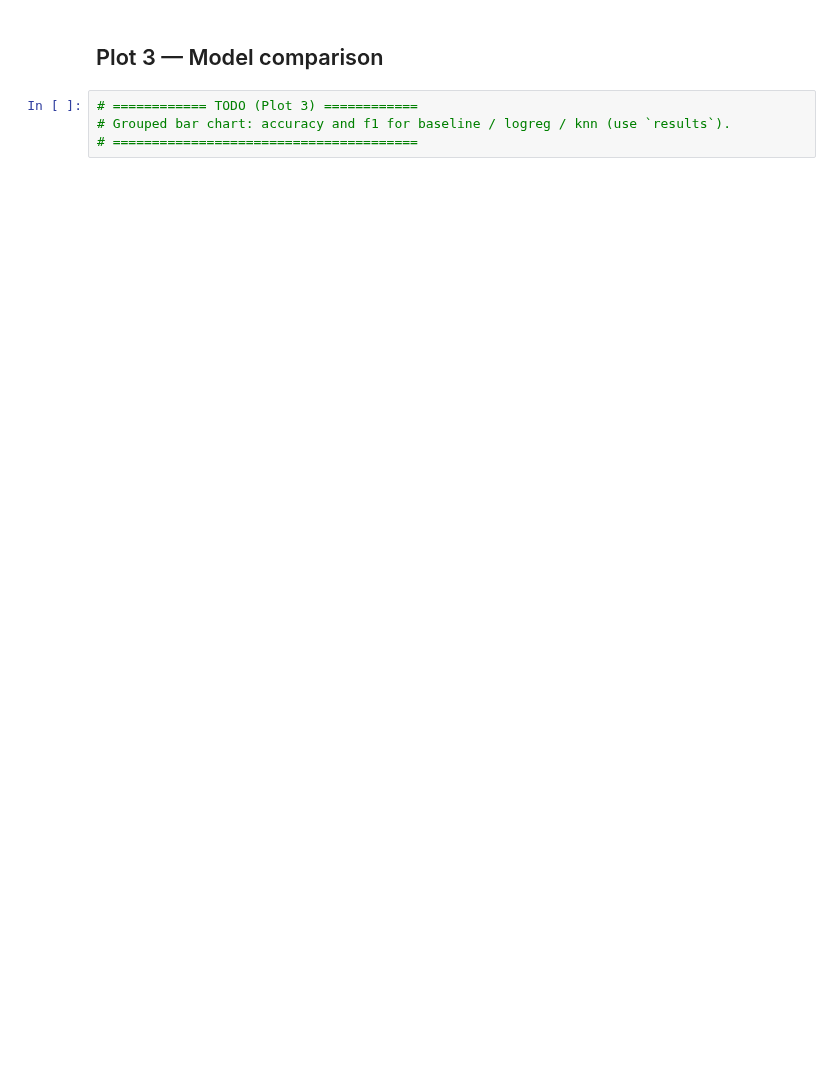
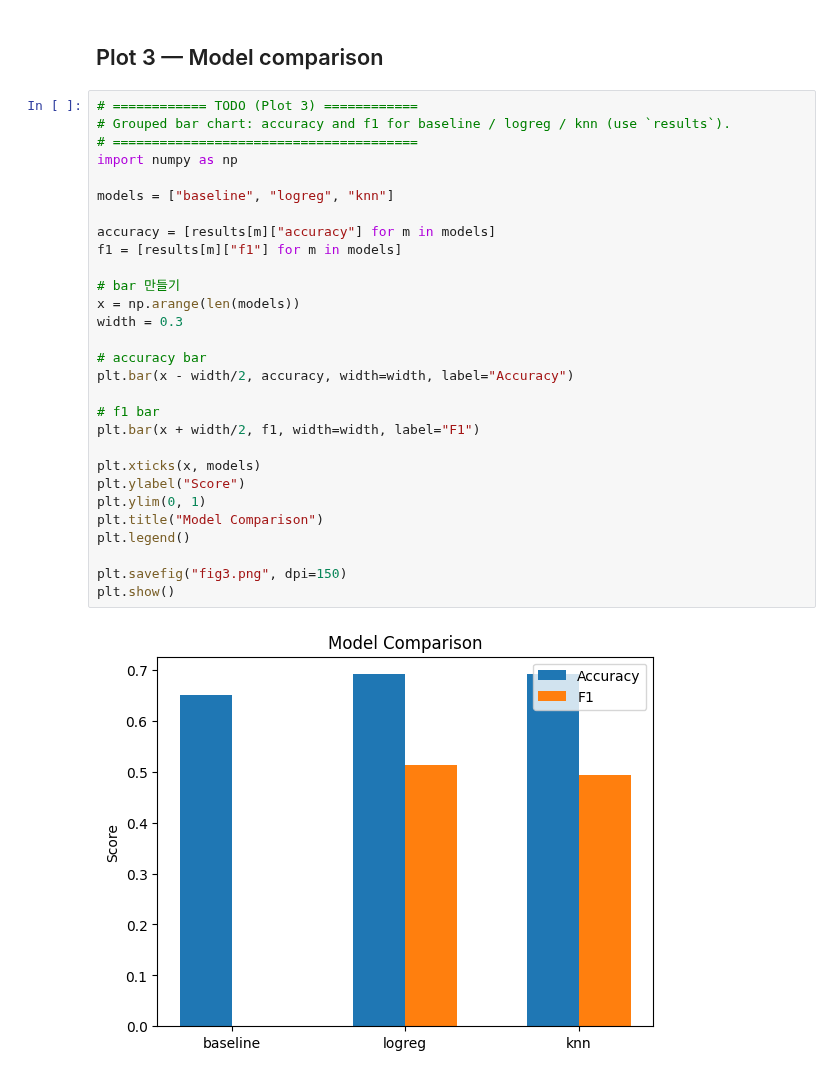
Before and after one commit to yeonnnnni/machine-learning-project, a Jupyter notebook: lab02_classification/notebooks/lab02_visualization.ipynb, the cells around one changed output. Saved outputs shown, nothing was run; the diff lists cells and outputs as text; blank space fills up the shorter version.

```diff
--- a/lab02_classification/notebooks/lab02_visualization.ipynb
+++ b/lab02_classification/notebooks/lab02_visualization.ipynb
@@ -34,6 +78,33 @@ results
 # %% [markdown]
 ## Plot 3 — Model comparison
-# %%
-# ============ TODO (Plot 3) ============
-# Grouped bar chart: accuracy and f1 for baseline / logreg / knn (use `results`).
-# =======================================
+# %%
+# ============ TODO (Plot 3) ============
+# Grouped bar chart: accuracy and f1 for baseline / logreg / knn (use `results`).
+# =======================================
+import numpy as np
+
+models = ["baseline", "logreg", "knn"]
+
+accuracy = [results[m]["accuracy"] for m in models]
+f1 = [results[m]["f1"] for m in models]
+
+# bar 만들기
+x = np.arange(len(models))
+width = 0.3
+
+# accuracy bar
+plt.bar(x - width/2, accuracy, width=width, label="Accuracy")
+
+# f1 bar
+plt.bar(x + width/2, f1, width=width, label="F1")
+
+plt.xticks(x, models)
+plt.ylabel("Score")
+plt.ylim(0, 1)
+plt.title("Model Comparison")
+plt.legend()
+
+plt.savefig("fig3.png", dpi=150)
+plt.show()
+# %% [output]
+[figure, added]
```
Also changed, not shown: parts of 5 cells of this notebook, 12 other files.
